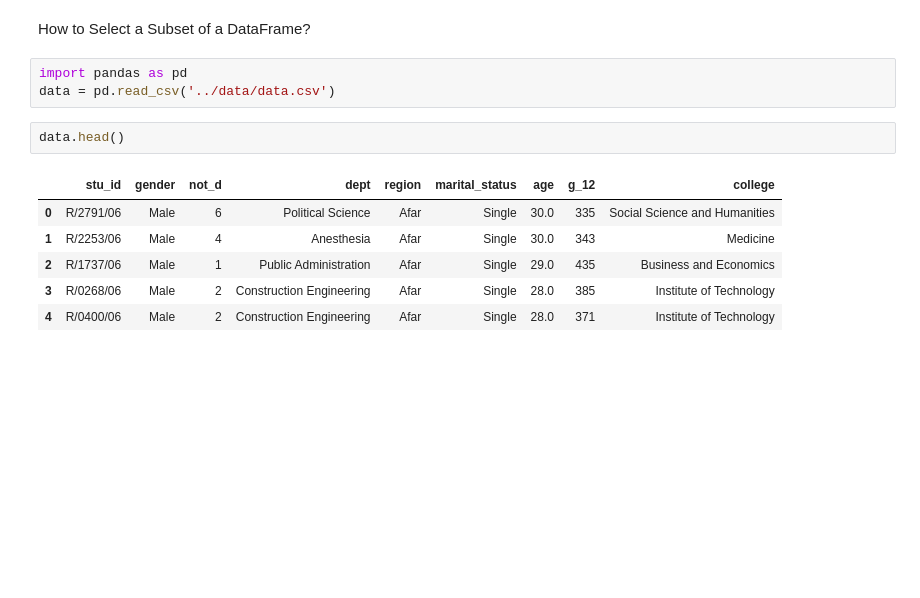
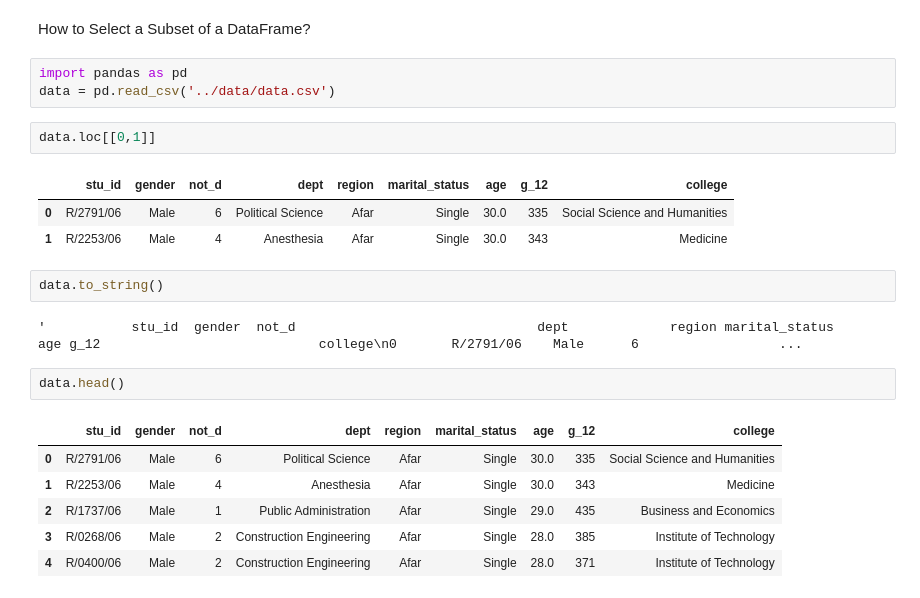
Before and after one commit to ake369/python_tutorial, a Jupyter notebook: notebooks/pandas.ipynb, the cells around one changed output. Saved outputs shown, nothing was run; the diff lists cells and outputs as text; blank space fills up the shorter version.

```diff
--- a/notebooks/pandas.ipynb
+++ b/notebooks/pandas.ipynb
@@ -98,6 +98,16 @@ How to Select a Subset of a DataFrame?
 # %%
 import pandas as pd
 data = pd.read_csv('../data/data.csv')
+# %%
+data.loc[[0,1]]
+# %% [output]
+|  | stu_id | gender | not_d | dept | region | marital_status | age | g_12 | college |
+| 0 | R/2791/06 | Male | 6 | Political Science | Afar | Single | 30.0 | 335 | Social Science and Humanities |
+| 1 | R/2253/06 | Male | 4 | Anesthesia | Afar | Single | 30.0 | 343 | Medicine |
+# %%
+data.to_string()
+# %% [output]
+'           stu_id  gender  not_d                               dept             region marital_status    age g_12                            college\n0       R/2791/06    Male      6                  ...
 # %%
 data.head()
 # %% [output]
```
Also changed, not shown: parts of 3 cells of this notebook.
